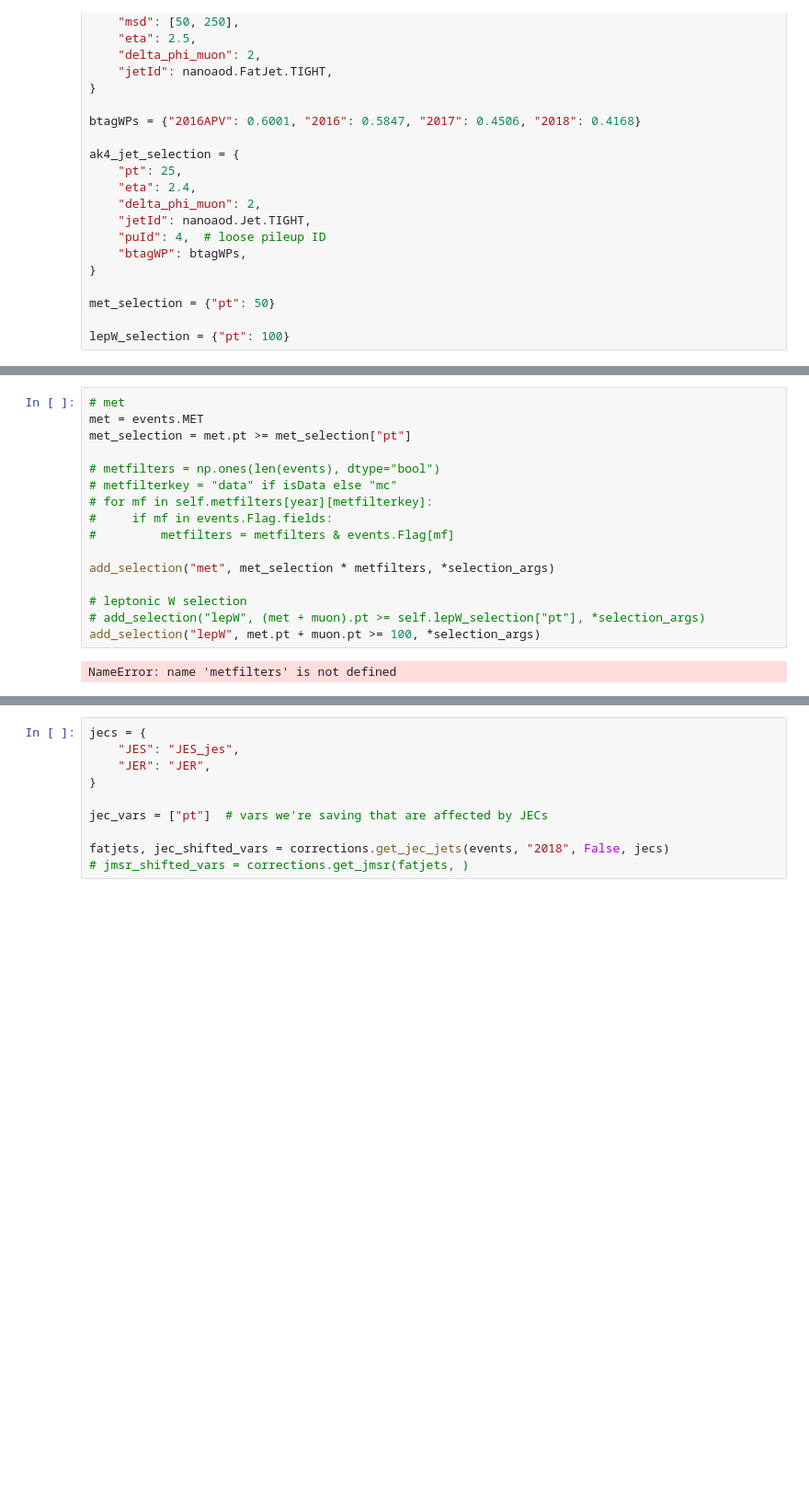
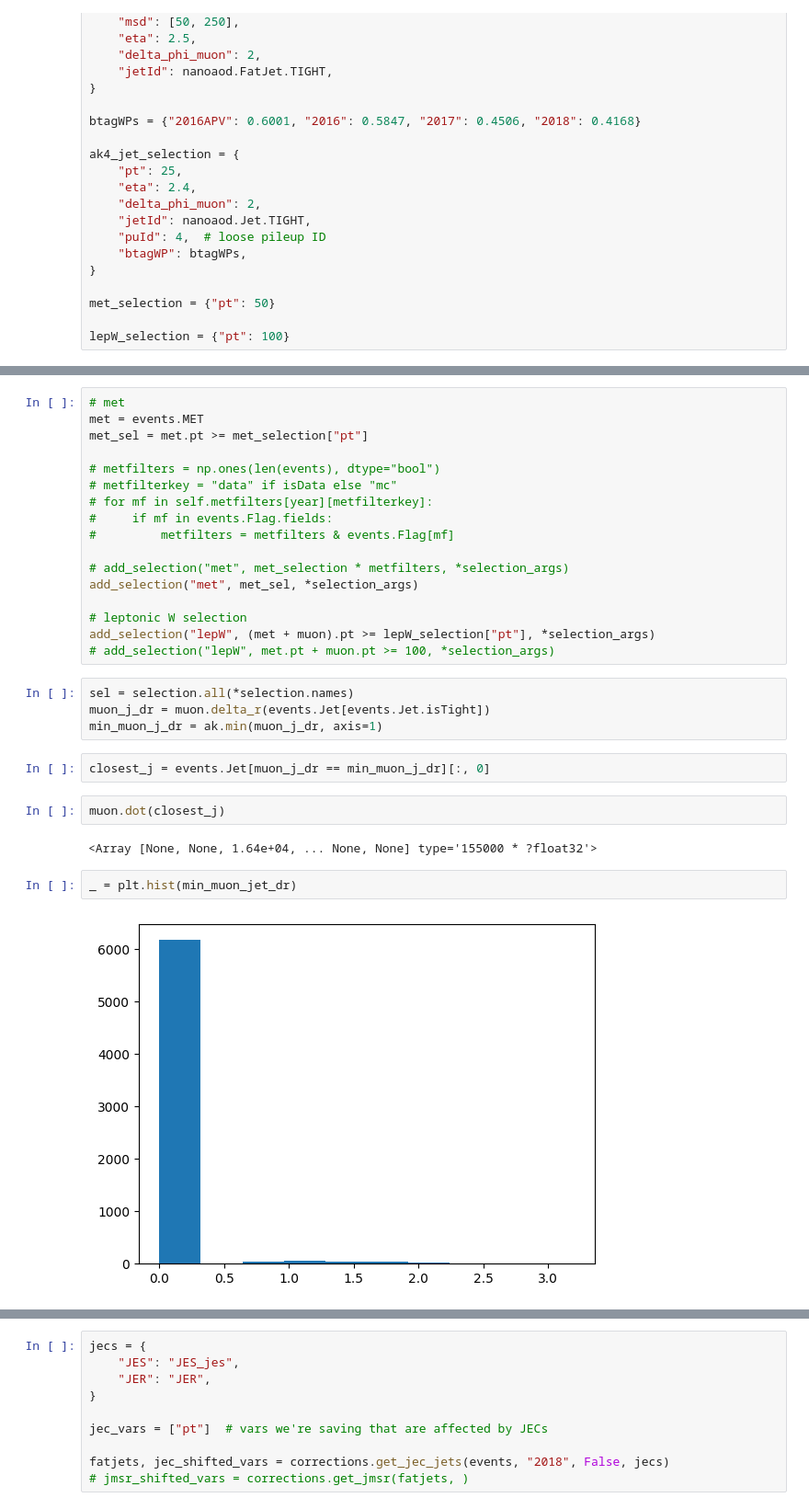
Before and after one commit to rkansal47/HHbbVV, a Jupyter notebook: src/HHbbVV/scale_factors/top_reweighting.ipynb, the cells around one changed output, grey strips where cells are left out. Shown at 92% size. Cells and saved outputs as stored; diff of their text form; blank space fills up the shorter version.

```diff
--- a/src/HHbbVV/scale_factors/top_reweighting.ipynb
+++ b/src/HHbbVV/scale_factors/top_reweighting.ipynb
@@ -160,7 +164,7 @@ muon_selector = muon_selector * ak.any(
 # %%
 # met
 met = events.MET
-met_selection = met.pt >= met_selection["pt"]
+met_sel = met.pt >= met_selection["pt"]
 
 # metfilters = np.ones(len(events), dtype="bool")
 # metfilterkey = "data" if isData else "mc"
@@ -168,10 +172,23 @@ met_selection = met.pt >= met_selection["pt"]
 #     if mf in events.Flag.fields:
 #         metfilters = metfilters & events.Flag[mf]
 
-add_selection("met", met_selection * metfilters, *selection_args)
+# add_selection("met", met_selection * metfilters, *selection_args)
+add_selection("met", met_sel, *selection_args)
 
 # leptonic W selection
-# add_selection("lepW", (met + muon).pt >= self.lepW_selection["pt"], *selection_args)
-add_selection("lepW", met.pt + muon.pt >= 100, *selection_args)
+add_selection("lepW", (met + muon).pt >= lepW_selection["pt"], *selection_args)
+# add_selection("lepW", met.pt + muon.pt >= 100, *selection_args)
-# %% [output]
-NameError: name 'metfilters' is not defined
+# %%
+sel = selection.all(*selection.names)
+muon_j_dr = muon.delta_r(events.Jet[events.Jet.isTight])
+min_muon_j_dr = ak.min(muon_j_dr, axis=1)
+# %%
+closest_j = events.Jet[muon_j_dr == min_muon_j_dr][:, 0]
+# %%
+muon.dot(closest_j)
+# %% [output]
+<Array [None, None, 1.64e+04, ... None, None] type='155000 * ?float32'>
+# %%
+_ = plt.hist(min_muon_jet_dr)
+# %% [output]
+[figure, added]
```
Also changed, not shown: parts of 12 cells of this notebook, 3 other files.
